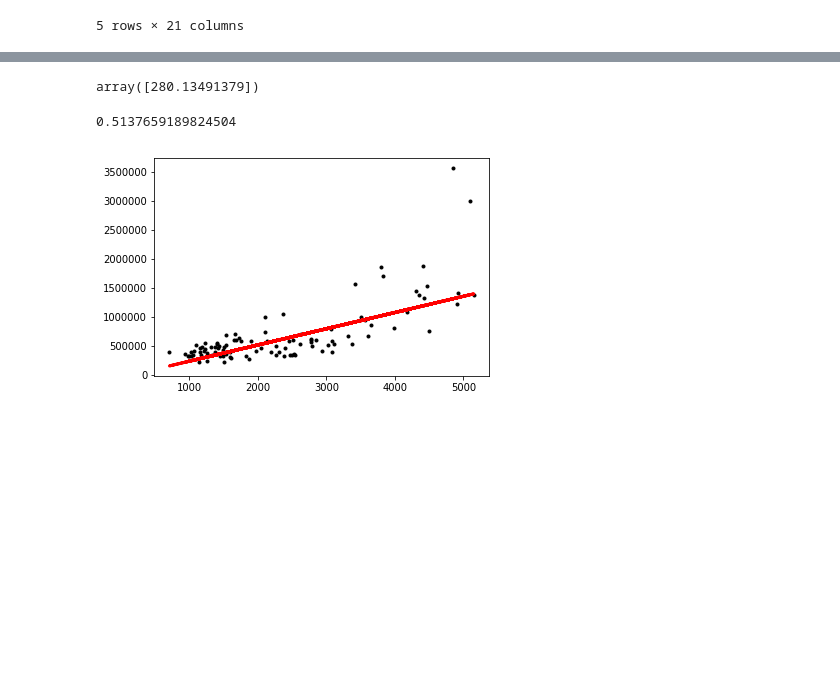
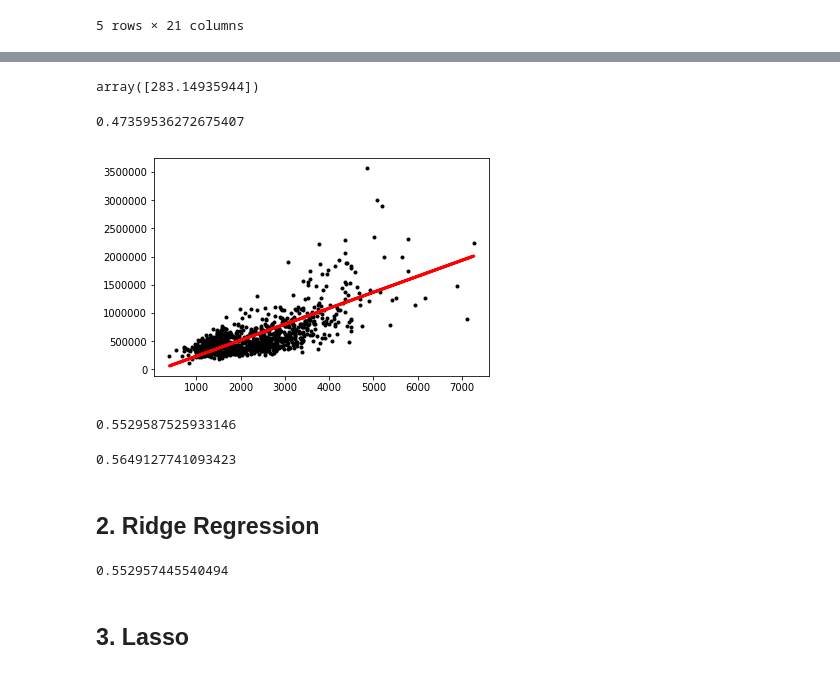
Before and after one commit to Altynai/MachineLearningNotes, a Jupyter notebook: LinearRegression/HouseSalesPrediction.ipynb, the cells around one changed output, grey strips where cells are left out. Cells and saved outputs as stored; diff of their text form; code cells hidden in the pictures; blank space fills up the shorter version.

Commit message:
Improve: LinearRegression/HouseSalesPrediction

```diff
--- a/LinearRegression/HouseSalesPrediction.ipynb
+++ b/LinearRegression/HouseSalesPrediction.ipynb
@@ -28,4 +28,12 @@ Index(['id', 'date', 'price', 'bedrooms', 'bathrooms', 'sqft_living',
 # %%
+# prepare train & test data
+test_size = 1000
+
 # for later ploting convenience, we use only one feature `sqft_living` to predict `price`
 dimensions = ["sqft_living"]
-df[dimensions].head(5)
+
+x_train = df[dimensions][:-test_size]
+x_test = df[dimensions][-test_size:]
+
+y_train = df["price"][:-test_size]
+y_test = df["price"][-test_size:]
@@ -55,7 +47,7 @@ reg.fit(x_train, y_train)
 
 reg.coef_
 # %% [output]
-array([280.13491379])
+array([283.14935944])
 # %%
 # use `sklearn.metrics.r2_score` to quantize prediction
 from sklearn.metrics import r2_score
@@ -64,18 +56,58 @@ y_pred = reg.predict(x_test)
 # 1.0 means perfect prediction
 r2_score(y_test, y_pred)
 # %% [output]
-0.5137659189824504
+0.47359536272675407
 # %%
 # visualize prediction
-def visualize(x_test, y_test, y_pred):
-    x_series = x_test.iloc[:,0]
-    plt.scatter(x_series, y_test, color='black', marker=".")
-    plt.plot(x_series, y_pred, color='red', linewidth=3)
+x_series = x_test.iloc[:,0]
+plt.scatter(x_series, y_test, color='black', marker=".")
+plt.plot(x_series, y_pred, color='red', linewidth=3)
 
-    plt.xticks()
-    plt.yticks()
-    plt.show()
-
-visualize(x_test, y_test, y_pred)
+plt.xticks()
+plt.yticks()
+plt.show()
 # %% [output]
-[figure, old version]
+[figure, new version]
+# %%
+# add more features and retrain to obtain coefficients
+dimensions = ["sqft_living", "grade", "bathrooms"]
+
+x_train = df[dimensions][:-test_size]
+x_test = df[dimensions][-test_size:]
+
+y_train = df["price"][:-test_size]
+y_test = df["price"][-test_size:]
+
+reg = linear_model.LinearRegression()
+reg.fit(x_train, y_train)
+y_pred = reg.predict(x_test)
+r2_score(y_test, y_pred)
+# now we get a bit improved prediction :)
+# %% [output]
+0.5529587525933146
+# %%
+# now we apply feature scaling on training data for accelerating gradient decent algorithm
+from sklearn import preprocessing
+
+# zero mean and unit variance
+x_train_scaled = preprocessing.scale(x_train)
+x_test_scaled = preprocessing.scale(x_test)
+
+reg = linear_model.LinearRegression()
+reg.fit(x_train_scaled, y_train)
+
+y_pred = reg.predict(x_test_scaled)
+r2_score(y_test, y_pred)
+# %% [output]
+0.5649127741093423
+# %% [markdown]
+## 2. Ridge Regression
+# %%
+reg = linear_model.Ridge(alpha=0.5)
+reg.fit(x_train, y_train)
+y_pred = reg.predict(x_test)
+r2_score(y_test, y_pred)
+# %% [output]
+0.552957445540494
+# %% [markdown]
+## 3. Lasso
```
Also changed, not shown: parts of 8 cells of this notebook.
